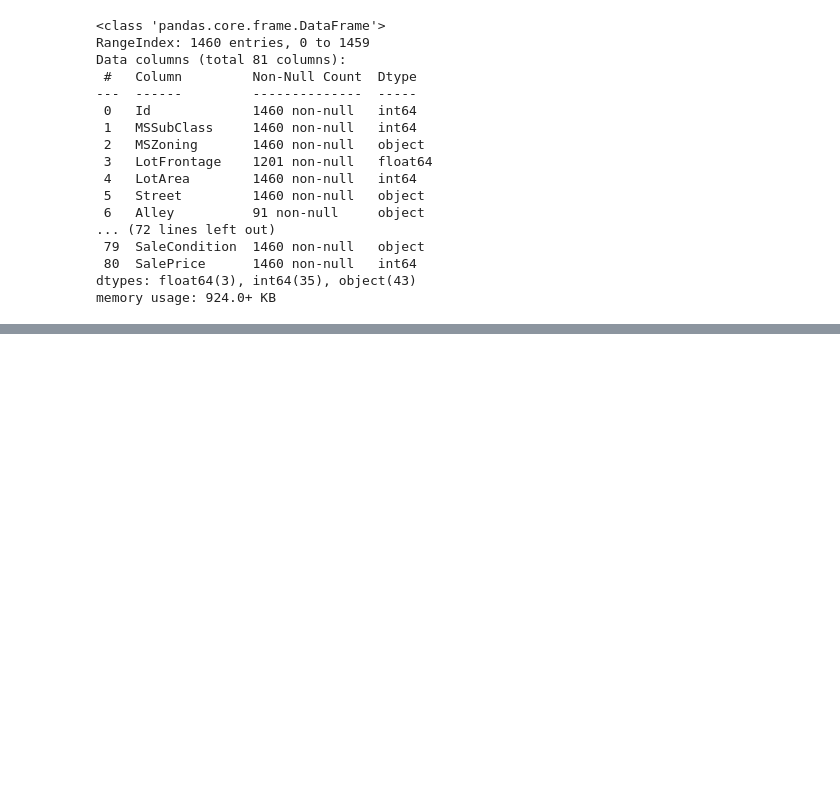
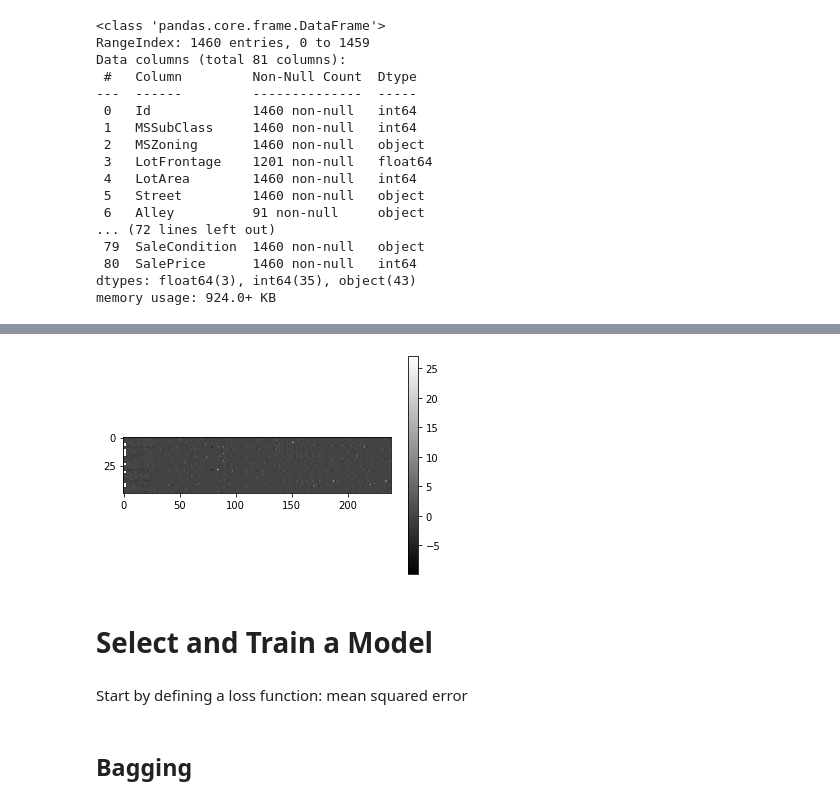
Before and after one commit to sofiapasquini/Cs9860A-Final-Project, a Jupyter notebook: CS9860A_Final_Project_Pasquini_Tondro.ipynb, the cells around one changed output, grey strips where cells are left out. Cells and saved outputs as stored; diff of their text form; code cells hidden in the pictures; blank space fills up the shorter version.

```diff
--- a/CS9860A_Final_Project_Pasquini_Tondro.ipynb
+++ b/CS9860A_Final_Project_Pasquini_Tondro.ipynb
@@ -188,0 +207,15 @@ print(toBeDummied)
+# %%
+# we should standardize as many of the observations are encoded (0 or 1) and a few which were not are very large relatively speaking
+scaler=StandardScaler(with_mean=True, with_std=True)
+
+
+#we only wish to scale the predictive features and not the target variable at this point (I think?)
+X_train_z_scaled=scaler.fit_transform(X_train)
+
+#now check out the values to see that it worked
+first50=X_train_z_scaled[0:50,:]
+plt.imshow(first50, cmap='gray')
+plt.colorbar()
+plt.show()
+# %% [output]
+[figure, added]
@@ -188,0 +224,4 @@ print(toBeDummied)
+# %% [markdown]
+# Select and Train a Model
+# %% [markdown]
+Start by defining a loss function: mean squared error
@@ -188,0 +231,2 @@ print(toBeDummied)
+# %% [markdown]
+## Bagging
```
Also changed, not shown: parts of 27 cells of this notebook.
